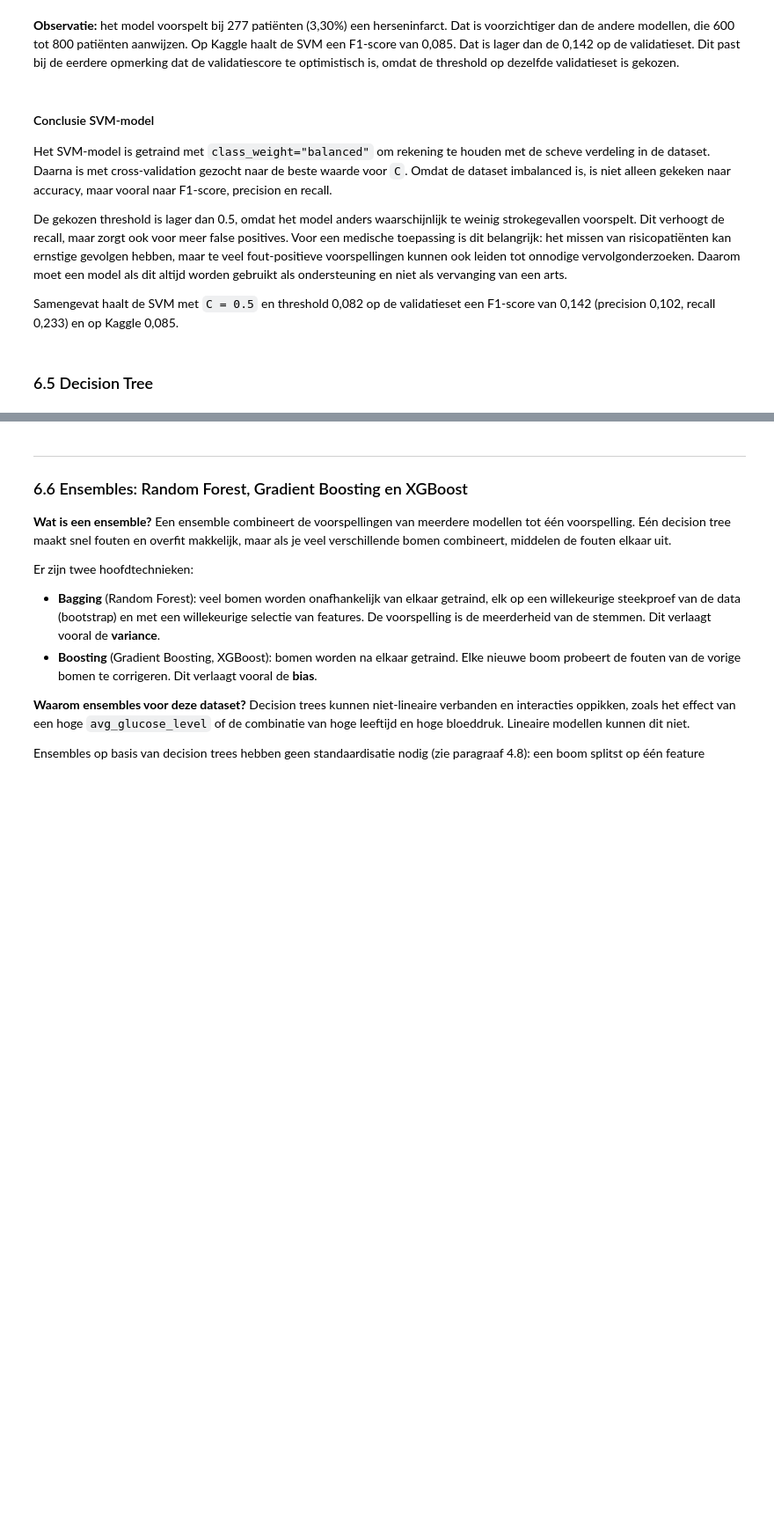
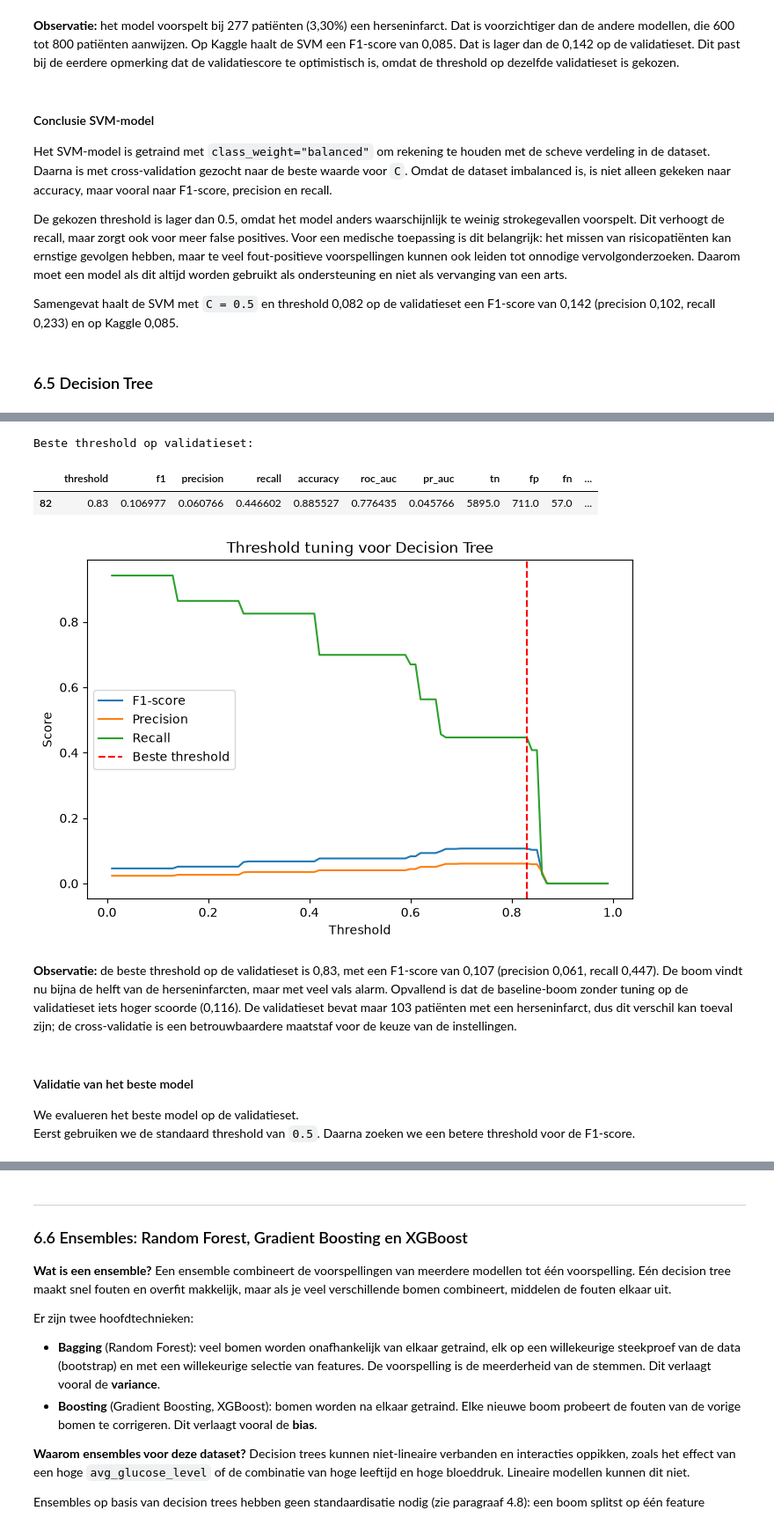
Before and after one commit to Gamal-alsa2026/Predicting-stroke-2026-27, a Jupyter notebook: notebooks/predict_stroke.ipynb, the cells around one changed output, grey strips where cells are left out. Shown at 88% size. Drawn from its saved outputs; the diff is of its cells as text; code cells hidden in the pictures; blank space fills up the shorter version.

Commit message:
Eindnotebook: 6.5 Decision Tree toegevoegd (deel Rayan)

```diff
--- a/notebooks/predict_stroke.ipynb
+++ b/notebooks/predict_stroke.ipynb
@@ -1819,0 +2006,8 @@ Samengevat haalt de SVM met `C = 0.5` en threshold 0,082 op de validatieset een
+# %%
+best_tree = grid_search.best_estimator_
+
+valid_proba = best_tree.predict_proba(X_valid)[:, 1]
+valid_pred_default = (valid_proba >= 0.5).astype(int)
+
+print("Classification report bij threshold 0.5:")
+print(classification_report(y_valid, valid_pred_default, zero_division=0))
@@ -1819,0 +2024,64 @@ Samengevat haalt de SVM met `C = 0.5` en threshold 0,082 op de validatieset een
+# %%
+def evaluate_threshold(y_true, probabilities, threshold):
+    """Bereken metrics voor een gekozen threshold."""
+    predictions = (probabilities >= threshold).astype(int)
+    tn, fp, fn, tp = confusion_matrix(y_true, predictions).ravel()
+
+    return {
+        "threshold": threshold,
+        "f1": f1_score(y_true, predictions, zero_division=0),
+        "precision": precision_score(y_true, predictions, zero_division=0),
+        "recall": recall_score(y_true, predictions, zero_division=0),
+        "accuracy": accuracy_score(y_true, predictions),
+        "roc_auc": roc_auc_score(y_true, probabilities),
+        "pr_auc": average_precision_score(y_true, probabilities),
+        "tn": tn,
+        "fp": fp,
+        "fn": fn,
+        "tp": tp,
+    }
+
+
+threshold_results = []
+
+for threshold in np.linspace(0.01, 0.99, 99):
+    threshold_results.append(
+        evaluate_threshold(y_valid, valid_proba, threshold)
+    )
+
+threshold_df = pd.DataFrame(threshold_results)
+best_threshold_row = threshold_df.sort_values(
+    "f1",
+    ascending=False,
+).iloc[0]
+
+print("Beste threshold op validatieset:")
+display(best_threshold_row.to_frame().T)
+
+plt.figure(figsize=(8, 5))
+plt.plot(threshold_df["threshold"], threshold_df["f1"], label="F1-score")
+plt.plot(threshold_df["threshold"], threshold_df["precision"], label="Precision")
+plt.plot(threshold_df["threshold"], threshold_df["recall"], label="Recall")
+plt.axvline(
+    best_threshold_row["threshold"],
+    color="red",
+    linestyle="--",
+    label="Beste threshold",
+)
+plt.xlabel("Threshold")
+plt.ylabel("Score")
+plt.title("Threshold tuning voor Decision Tree")
+plt.legend()
+plt.show()
+# %% [output]
+Beste threshold op validatieset:
+|  | threshold | f1 | precision | recall | accuracy | roc_auc | pr_auc | tn | fp | fn | ... |
+| 82 | 0.83 | 0.106977 | 0.060766 | 0.446602 | 0.885527 | 0.776435 | 0.045766 | 5895.0 | 711.0 | 57.0 | ... |
+[figure, added]
+# %% [markdown]
+**Observatie:** de beste threshold op de validatieset is 0,83, met een F1-score van 0,107 (precision 0,061, recall 0,447). De boom vindt nu bijna de helft van de herseninfarcten, maar met veel vals alarm. Opvallend is dat de baseline-boom zonder tuning op de validatieset iets hoger scoorde (0,116). De validatieset bevat maar 103 patiënten met een herseninfarct, dus dit verschil kan toeval zijn; de cross-validatie is een betrouwbaardere maatstaf voor de keuze van de instellingen.
+# %% [markdown]
+#### Validatie van het beste model
+
+We evalueren het beste model op de validatieset.
+Eerst gebruiken we de standaard threshold van `0.5`. Daarna zoeken we een betere threshold voor de F1-score.
```
Also changed, not shown: parts of 29 cells of this notebook.
